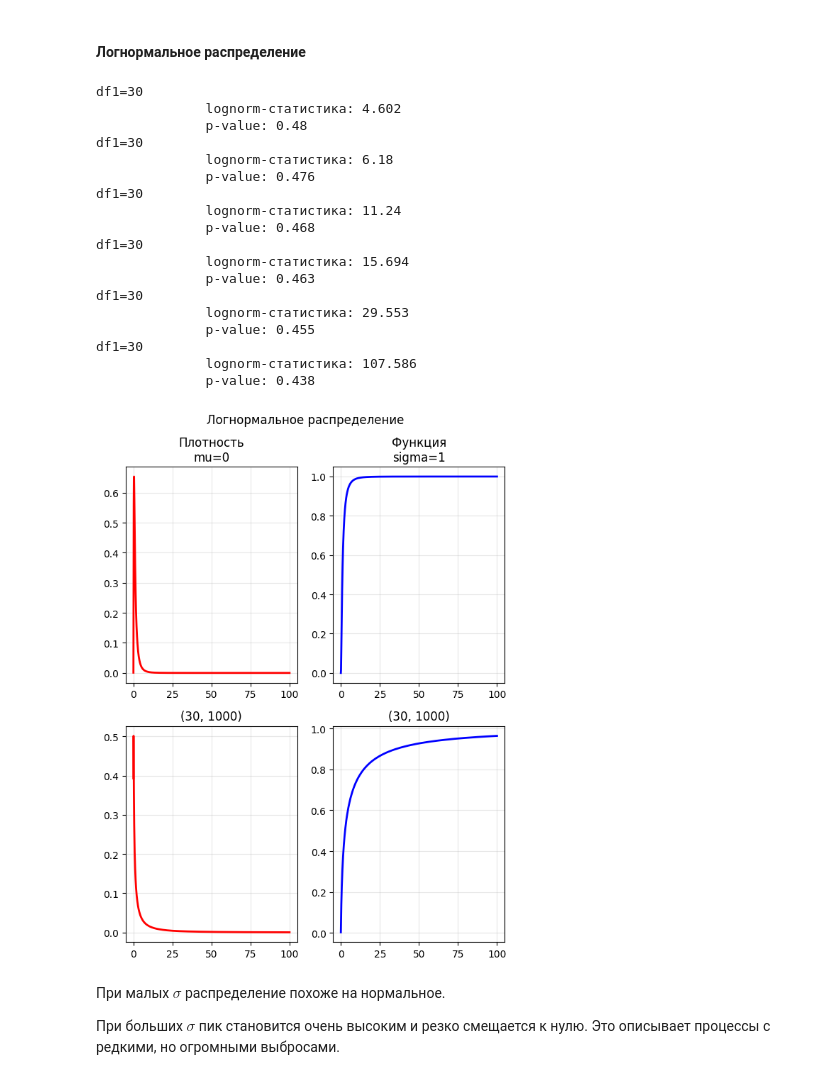
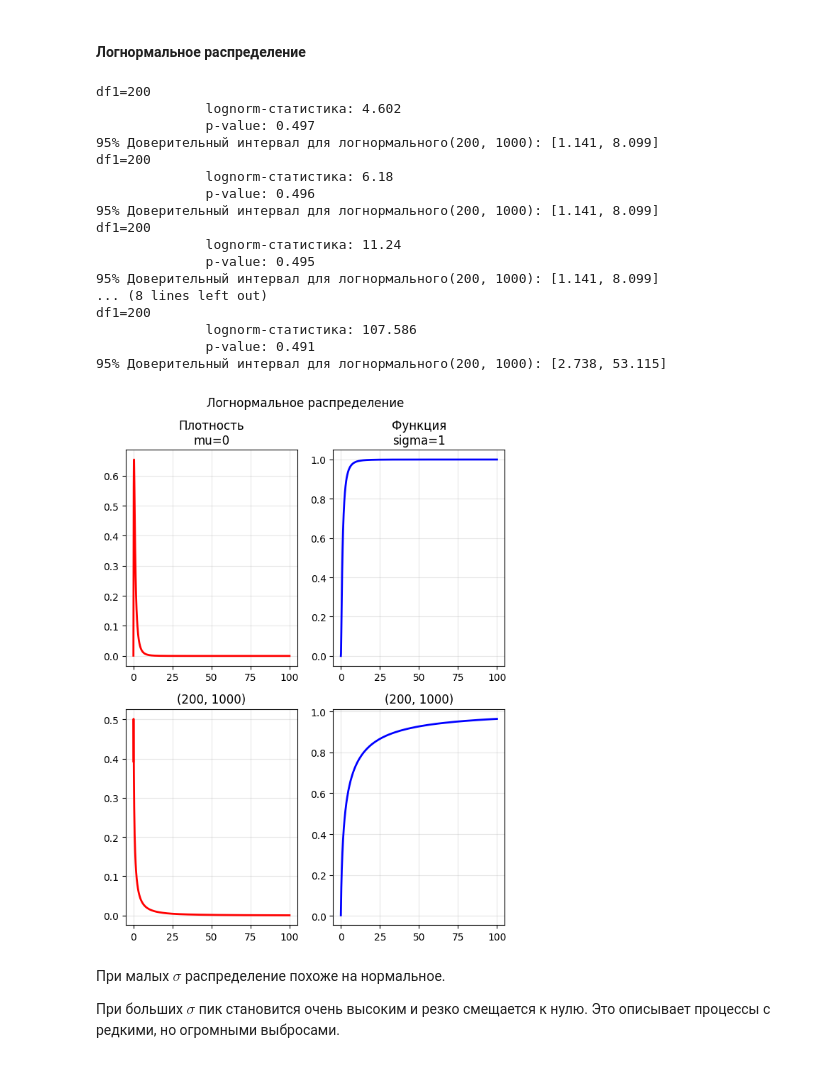
Before and after one commit to temich91/ml-uust, a Jupyter notebook: lab1/part1.ipynb, the cells around one changed output. Saved outputs shown, nothing was run; the diff lists cells and outputs as text; code cells hidden in the pictures.

Commit message:
Добавление табличных значений корреляционных тестов, доверительных интервалов

```diff
--- a/lab1/part1.ipynb
+++ b/lab1/part1.ipynb
@@ -112,6 +112,11 @@ for df1, df2 in dfs:
         print(f"""df1={df1} df2={df2}
               f-статистика: {f_stat}
               p-value: {round(f.sf(f_stat, df1, df2), 3)}""")
+        alpha = 0.05
+        lower_bound = f.ppf(alpha / 2, df1, df2)
+        upper_bound = f.ppf(1 - alpha / 2, df1, df2)
+        print(f"95% Доверительный интервал для F({df1}, {df2}): [{round(lower_bound, 3)}, {round(upper_bound, 3)}]")
+
 
 axes[0, 0].set_title(f"Плотность\ndf={dfs[0]}")
 axes[0, 1].set_title(f"Функция\ndf={dfs[0]}")
@@ -169,6 +174,10 @@ for df1 in dfs:
         print(f"""df1={df1}
               t-статистика: {t_stat}
               p-value: {round(t.sf(t_stat, df1), 3)}""")
+        alpha = 0.05
+        lower_bound = t.ppf(alpha / 2, df1)
+        upper_bound = t.ppf(1 - alpha / 2, df1)
+        print(f"95% Доверительный интервал для t({df1}, {df2}): [{round(lower_bound, 3)}, {round(upper_bound, 3)}]")
 
 axes[0, 0].set_title(f"Плотность\ndf={dfs[0]}")
 axes[0, 1].set_title(f"Функция\ndf={dfs[0]}")
@@ -215,7 +224,10 @@ for df1 in lambdas:
         print(f"""df1={df1}
               exp-статистика: {exp_stat}
               p-value: {round(expon.sf(exp_stat, df1), 3)}""")
-
+        alpha = 0.05
+        lower_bound = expon.ppf(alpha / 2, df1)
+        upper_bound = expon.ppf(1 - alpha / 2, df1)
+        print(f"95% Доверительный интервал для exp({df1}, {df2}): [{round(lower_bound, 3)}, {round(upper_bound, 3)}]")
 axes[0, 0].set_title(f"Плотность\ndf={dfs[0]}")
 axes[0, 1].set_title(f"Функция\ndf={dfs[0]}")
 fig.suptitle("Показательное распределение")
@@ -263,6 +275,10 @@ for df1 in dfs:
         print(f"""df1={df1}
               хи-квадрат статистика: {chi2_stat}
               p-value: {round(chi2.sf(chi2_stat, df1), 3)}""")
+        alpha = 0.05
+        lower_bound = t.ppf(alpha / 2, df1)
+        upper_bound = t.ppf(1 - alpha / 2, df1)
+        print(f"95% Доверительный интервал для chi2({df1}, {df2}): [{round(lower_bound, 3)}, {round(upper_bound, 3)}]")
 
 axes[0, 0].set_title(f"Плотность\ndf={dfs[0]}")
 axes[0, 1].set_title(f"Функция\ndf={dfs[0]}")
@@ -294,47 +310,51 @@ df1=200
 # %%
 from scipy.stats import lognorm
 
 x = np.linspace(0.01, 100, 1000)
 
 params = [(0, 1), (1, 2)]
 
 fig, axes = plt.subplots(len(params), 2, figsize=(6, 8))
 row_num = 0
 for mu, sigma in params:
     pdf = lognorm.pdf(x, s=sigma, scale=np.exp(mu)) # Плотность вероятности
     cdf = lognorm.cdf(x, s=sigma, scale=np.exp(mu)) # Функция распределения
     draw_plot(x, df1, df2, pdf, cdf, axes, row_num)
     row_num += 1
     for p in ps:
         lognorm_stat = round(lognorm.ppf(p, sigma, np.exp(mu)), 3)
         print(f"""df1={df1}
               lognorm-статистика: {lognorm_stat}
               p-value: {round(lognorm.sf(lognorm_stat, df1), 3)}""")
 
+        alpha = 0.05
+        lower_bound = lognorm.ppf(alpha / 2, sigma, np.exp(mu))
+        upper_bound = lognorm.ppf(1 - alpha / 2, sigma, np.exp(mu))
+        print(f"95% Доверительный интервал для логнормального({df1}, {df2}): [{round(lower_bound, 3)}, {round(upper_bound, 3)}]")
+
 axes[0, 0].set_title(f"Плотность\nmu={params[0][0]}")
 axes[0, 1].set_title(f"Функция\nsigma={params[0][1]}")
 fig.suptitle("Логнормальное распределение")
 fig.tight_layout()
 # %% [output]
-df1=30
+df1=200
               lognorm-статистика: 4.602
-              p-value: 0.48
-df1=30
+              p-value: 0.497
+95% Доверительный интервал для логнормального(200, 1000): [1.141, 8.099]
+df1=200
               lognorm-статистика: 6.18
-              p-value: 0.476
-df1=30
+              p-value: 0.496
+95% Доверительный интервал для логнормального(200, 1000): [1.141, 8.099]
+df1=200
               lognorm-статистика: 11.24
-              p-value: 0.468
-df1=30
-              lognorm-статистика: 15.694
-              p-value: 0.463
-df1=30
-              lognorm-статистика: 29.553
-              p-value: 0.455
-df1=30
+              p-value: 0.495
+95% Доверительный интервал для логнормального(200, 1000): [1.141, 8.099]
+... (8 lines left out)
+df1=200
               lognorm-статистика: 107.586
-              p-value: 0.438
+              p-value: 0.491
+95% Доверительный интервал для логнормального(200, 1000): [2.738, 53.115]
-[figure, old version]
+[figure, new version]
 # %% [markdown]
 При малых $\sigma$ распределение похоже на нормальное.
 
```
Also changed, not shown: parts of 6 cells of this notebook, 2 other files.
